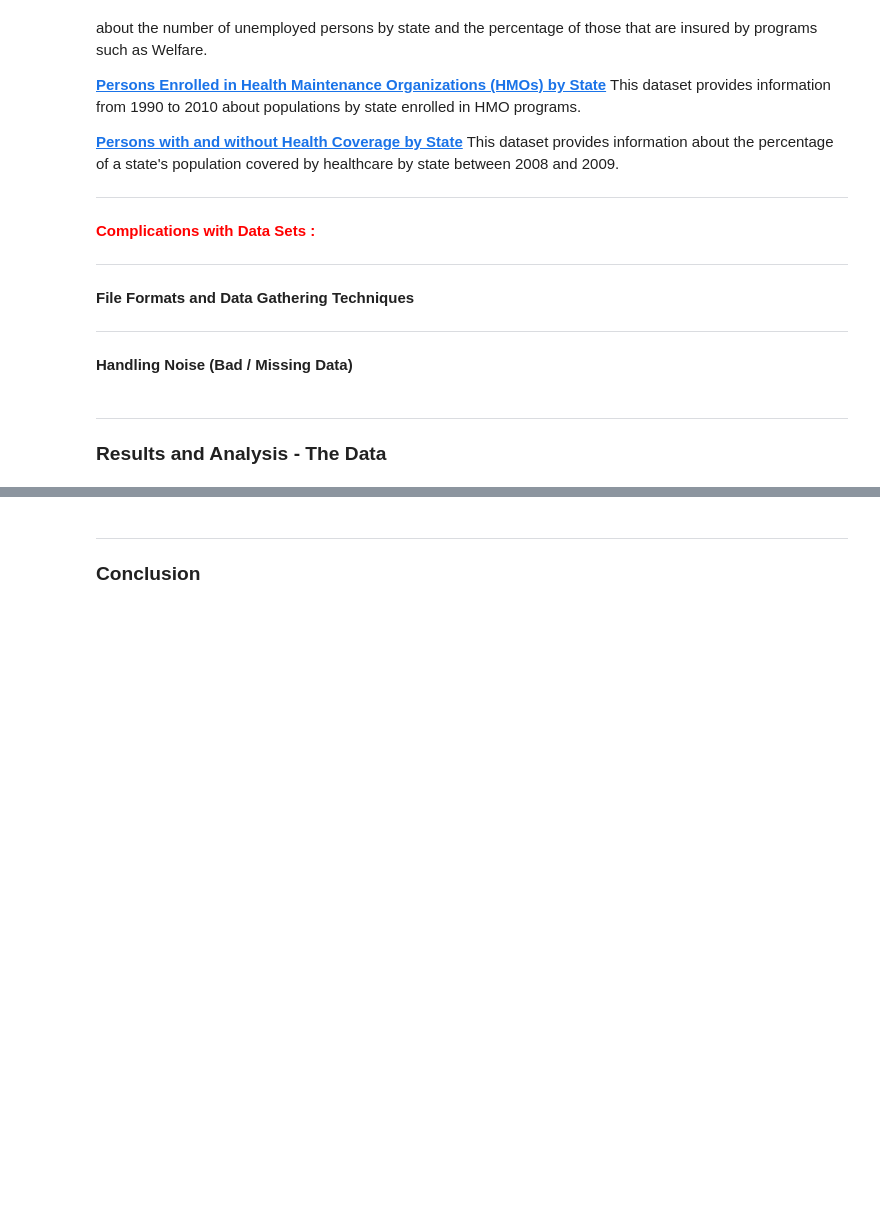
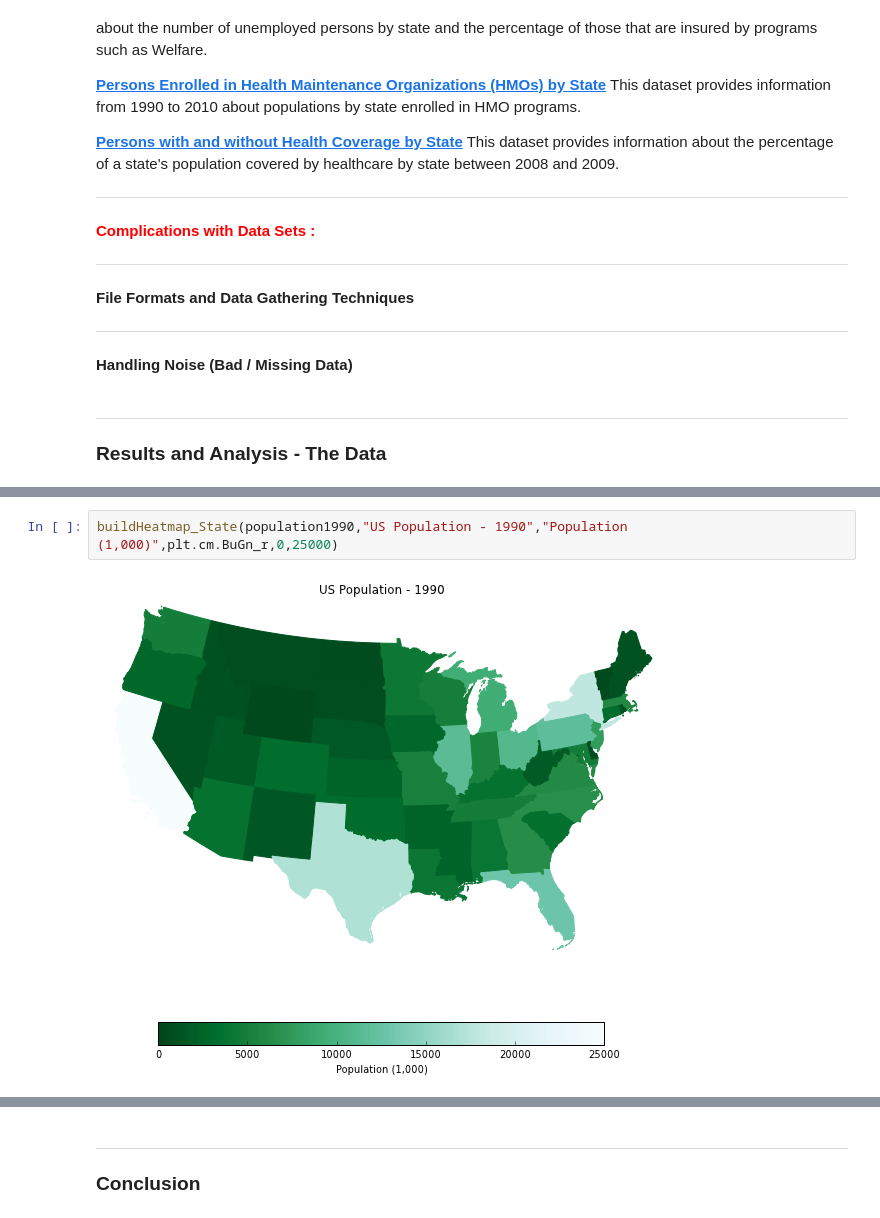
Before and after one commit to Aayrl/python_DataScience, a Jupyter notebook: PR2_Sawyer_T/report_Sawyer_T.ipynb, the cells around one changed output, grey strips where cells are left out. Cells and saved outputs as stored; diff of their text form; blank space fills up the shorter version.

```diff
--- a/PR2_Sawyer_T/report_Sawyer_T.ipynb
+++ b/PR2_Sawyer_T/report_Sawyer_T.ipynb
@@ -76,0 +213,4 @@ lalal
+# %%
+buildHeatmap_State(population1990,"US Population - 1990","Population (1,000)",plt.cm.BuGn_r,0,25000)
+# %% [output]
+[figure, added]
```
Also changed, not shown: parts of 13 cells of this notebook.
